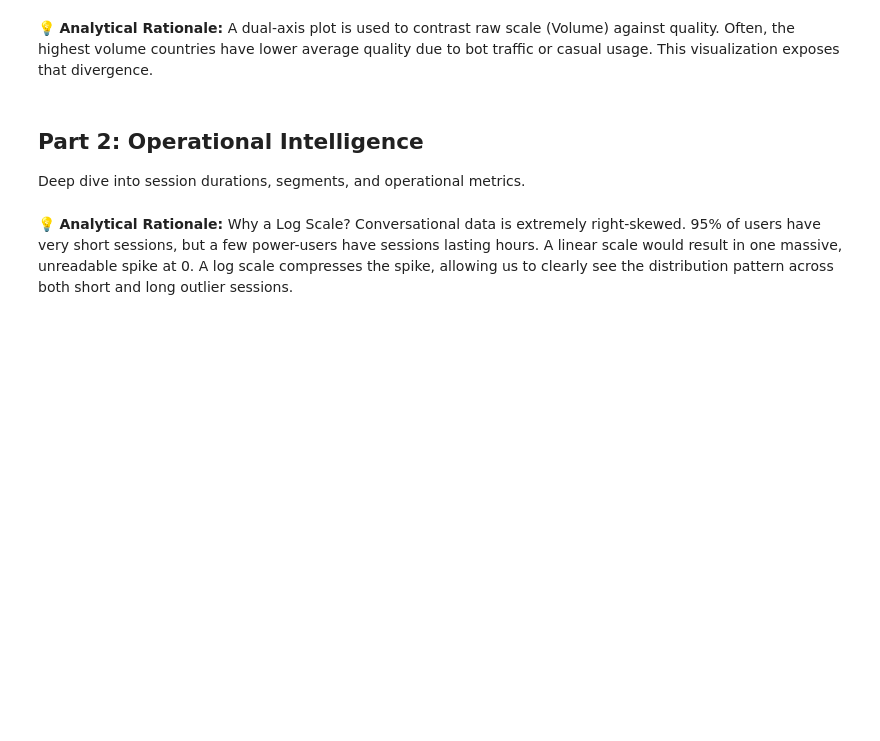
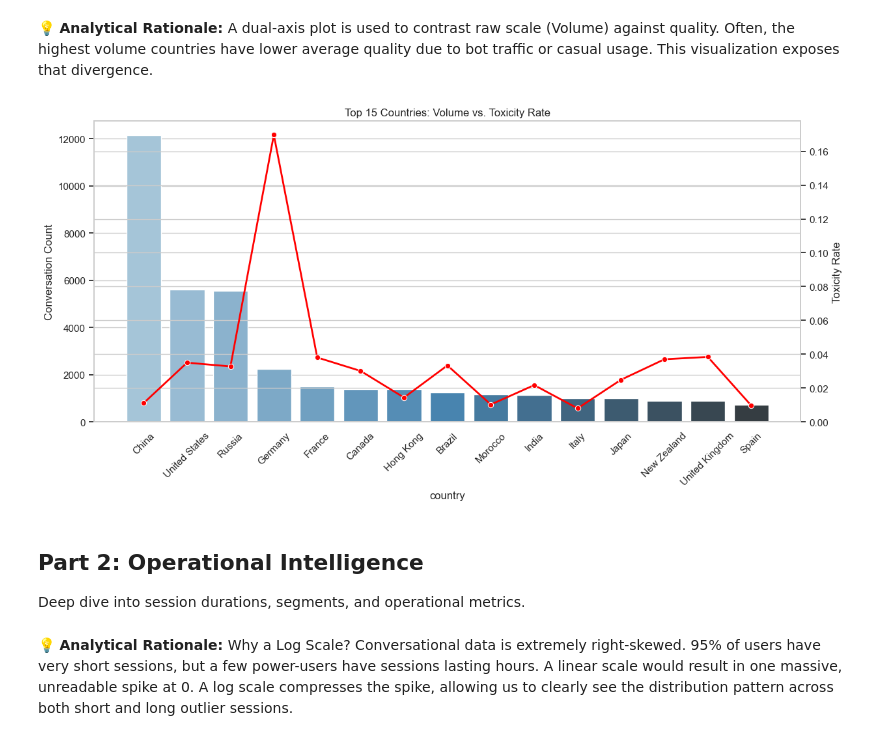
Before and after one commit to Taj-2005/SectionA_Group6_TransactIQ, a Jupyter notebook: notebooks/03_eda/03_eda.ipynb, the cells around one changed output. Cells and saved outputs as stored; diff of their text form; code cells hidden in the pictures; blank space fills up the shorter version.

```diff
--- a/notebooks/03_eda/03_eda.ipynb
+++ b/notebooks/03_eda/03_eda.ipynb
@@ -90,19 +134,21 @@ plt.show()
 # %% [markdown]
 💡 **Analytical Rationale:** A dual-axis plot is used to contrast raw scale (Volume) against quality. Often, the highest volume countries have lower average quality due to bot traffic or casual usage. This visualization exposes that divergence.
 # %%
-# Plot 3: Geographic Distribution (Volume vs Quality)
+# Plot 3: Geographic Distribution (Volume vs Toxicity)
 top_countries = df_geo.sort_values(by='conversation_count', ascending=False).head(15)
 
 fig, ax1 = plt.subplots(figsize=(14, 6))
-sns.barplot(data=top_countries, x='country', y='conversation_count', ax=ax1, palette='Blues_d')
+sns.barplot(data=top_countries, x='country', y='conversation_count', ax=ax1, palette='Blues_d', hue='country', legend=False)
 ax1.set_ylabel('Conversation Count')
 ax1.set_xticklabels(ax1.get_xticklabels(), rotation=45)
 
 ax2 = ax1.twinx()
-sns.lineplot(data=top_countries, x='country', y='response_quality_score', ax=ax2, color='red', marker='o', linewidth=2)
-ax2.set_ylabel('Avg Quality Score')
-plt.title('Top 15 Countries: Volume vs. Average Quality Score')
+sns.lineplot(data=top_countries, x='country', y='toxicity_rate', ax=ax2, color='red', marker='o', linewidth=2)
+ax2.set_ylabel('Toxicity Rate')
+plt.title('Top 15 Countries: Volume vs. Toxicity Rate')
 plt.show()
+# %% [output]
+[figure, added]
 # %% [markdown]
 ## Part 2: Operational Intelligence
 
```
Also changed, not shown: parts of 14 cells of this notebook, 1 other file.
